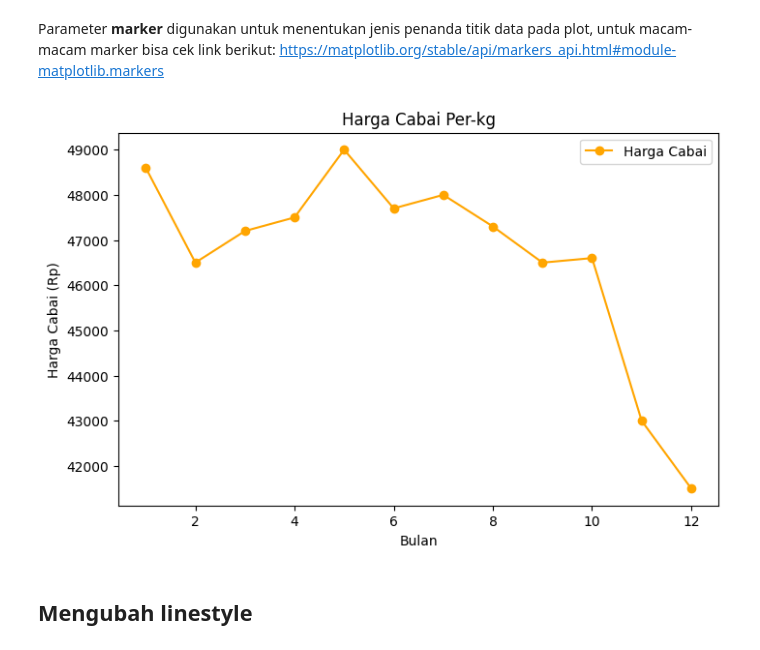
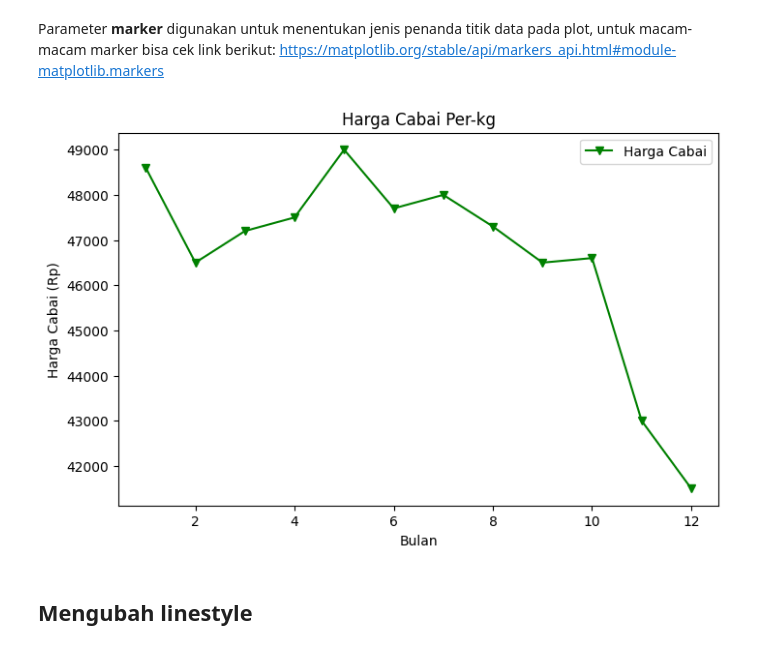
Before and after one commit to IdhamAbidinKaisilay/BelajarDataAnalyst, a Jupyter notebook: Pyplot_dan_Dasar_Plot.ipynb, the cells around one changed output. Saved outputs shown, nothing was run; the diff lists cells and outputs as text; code cells hidden in the pictures.

```diff
--- a/Pyplot_dan_Dasar_Plot.ipynb
+++ b/Pyplot_dan_Dasar_Plot.ipynb
@@ -119,30 +119,30 @@ https://matplotlib.org/stable/api/markers_api.html#module-matplotlib.markers
 # %%
 bulan = [1, 2, 3, 4, 5, 6, 7, 8, 9, 10, 11, 12]
 harga_cabai = [48600, 46500, 47200, 47500, 49000, 47700, 48000, 47300, 46500, 46600, 43000, 41500]
 
 plt.figure(figsize=(8, 5))
 
 plt.plot(bulan,
          harga_cabai,
          label='Harga Cabai',
-         color='orange',
-         marker='o')
+         color='green',
+         marker='v')
 
 # Opsi marker: 'o'=bulat, 's'=kotak, '^'=segitiga atas, 'v'=segitiga bawah,
 #              '>'=segitiga kanan, '<'=segitiga kiri, 'x'=silang, '+'=plus,
 #              '*'=bintang, 'd'=diamond, 'p'=pentagon, 'h'=hexagon
 
 
 plt.title('Harga Cabai Per-kg')
 
 plt.xlabel('Bulan')
 plt.ylabel('Harga Cabai (Rp)')
 
 plt.legend(loc='best')
 
 plt.show()
 # %% [output]
-[figure, old version]
+[figure, new version]
 # %% [markdown]
 ## Mengubah linestyle
 # %% [markdown]
```
Also changed, not shown: parts of 7 cells of this notebook.
